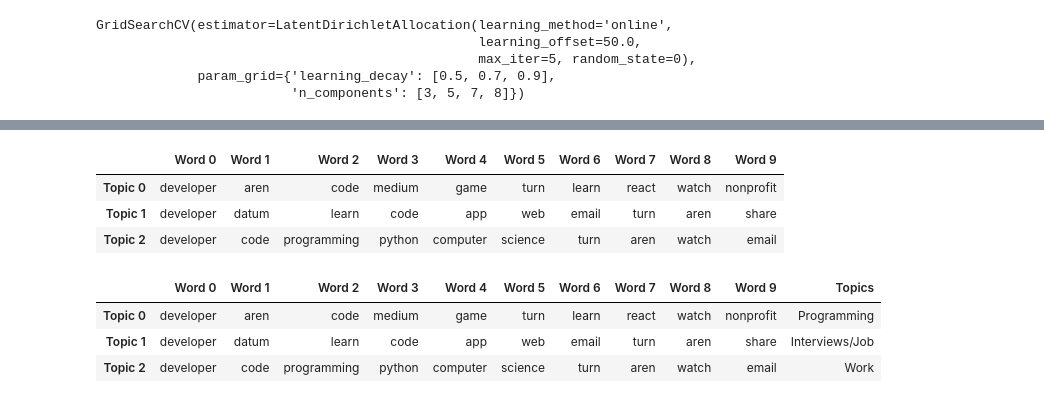
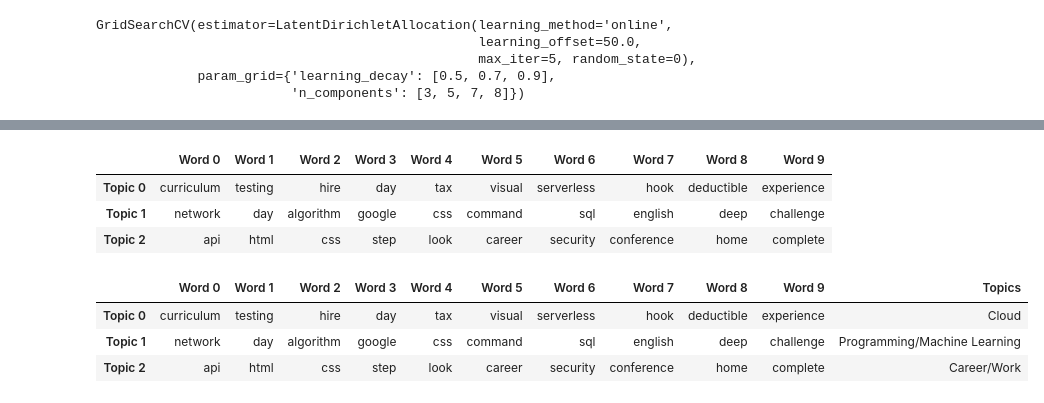
Before and after one commit to hcymb2/intelligent-email-app, a Jupyter notebook: ml-model/model-notebooks/LDA_model_V3.ipynb, the cells around one changed output, grey strips where cells are left out. Saved outputs shown, nothing was run; the diff lists cells and outputs as text; code cells hidden in the pictures.

```diff
--- a/ml-model/LDA_model_V3.ipynb
+++ b/ml-model/model-notebooks/LDA_model_V3.ipynb
@@ -136,7 +160,8 @@ building video game fun play depth unity beginner start game developer install u
 # Create Document-Word matrix
 
 vectorizer = CountVectorizer(analyzer='word',
-                             min_df=1, # minimum reqd occurences of a word
+                             min_df=1, # minimum required occurences of a word
+                             max_df=0.15, # maximum required occurences of a word
                              stop_words='english', # remove stop words
                              lowercase=True, # convert all words to lowercase
                              token_pattern='[a-zA-Z0-9]{3,}', # num chars > 3
@@ -275,18 +300,18 @@ df_topic_keywords.index = ['Topic '+str(i) for i in range(df_topic_keywords.shap
 df_topic_keywords
 # %% [output]
 |  | Word 0 | Word 1 | Word 2 | Word 3 | Word 4 | Word 5 | Word 6 | Word 7 | Word 8 | Word 9 |
-| Topic 0 | developer | aren | code | medium | game | turn | learn | react | watch | nonprofit |
-| Topic 1 | developer | datum | learn | code | app | web | email | turn | aren | share |
-| Topic 2 | developer | code | programming | python | computer | science | turn | aren | watch | email |
+| Topic 0 | curriculum | testing | hire | day | tax | visual | serverless | hook | deductible | experience |
+| Topic 1 | network | day | algorithm | google | css | command | sql | english | deep | challenge |
+| Topic 2 | api | html | css | step | look | career | security | conference | home | complete |
 # %%
-Topics = ["Programming","Interviews/Job","Work"]
+Topics = ["Cloud","Programming/Machine Learning","Career/Work"]
 df_topic_keywords["Topics"]=Topics
 df_topic_keywords
 # %% [output]
 |  | Word 0 | Word 1 | Word 2 | Word 3 | Word 4 | Word 5 | Word 6 | Word 7 | Word 8 | Word 9 | Topics |
-| Topic 0 | developer | aren | code | medium | game | turn | learn | react | watch | nonprofit | Programming |
-| Topic 1 | developer | datum | learn | code | app | web | email | turn | aren | share | Interviews/Job |
-| Topic 2 | developer | code | programming | python | computer | science | turn | aren | watch | email | Work |
+| Topic 0 | curriculum | testing | hire | day | tax | visual | serverless | hook | deductible | experience | Cloud |
+| Topic 1 | network | day | algorithm | google | css | command | sql | english | deep | challenge | Programming/Machine Learning |
+| Topic 2 | api | html | css | step | look | career | security | conference | home | complete | Career/Work |
 # %%
 # Define function to predict topic for a given text document.
 #nlp = spacy.load('en', disable=['parser', 'ner'])
```
Also changed, not shown: parts of 14 cells of this notebook, 3 other files.
